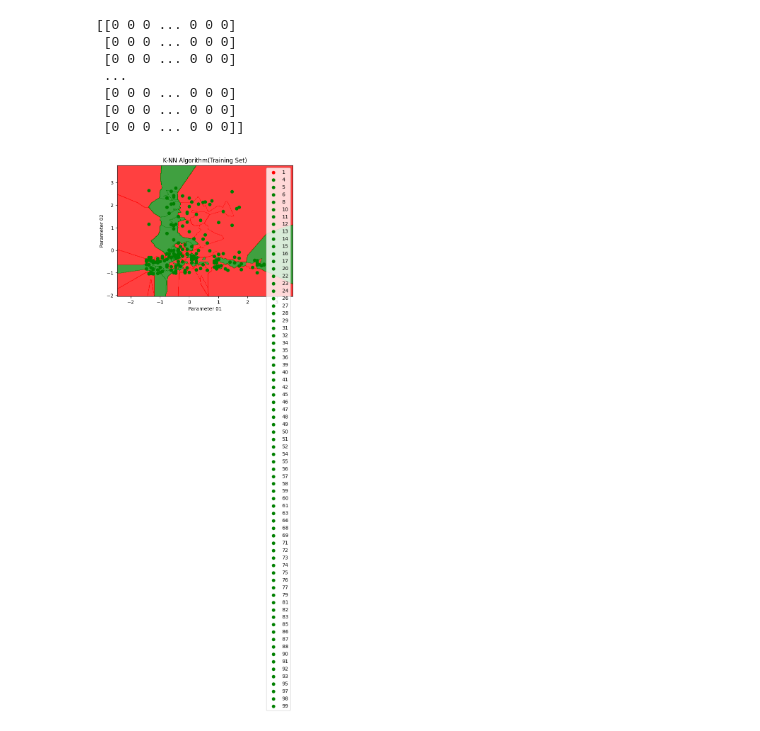
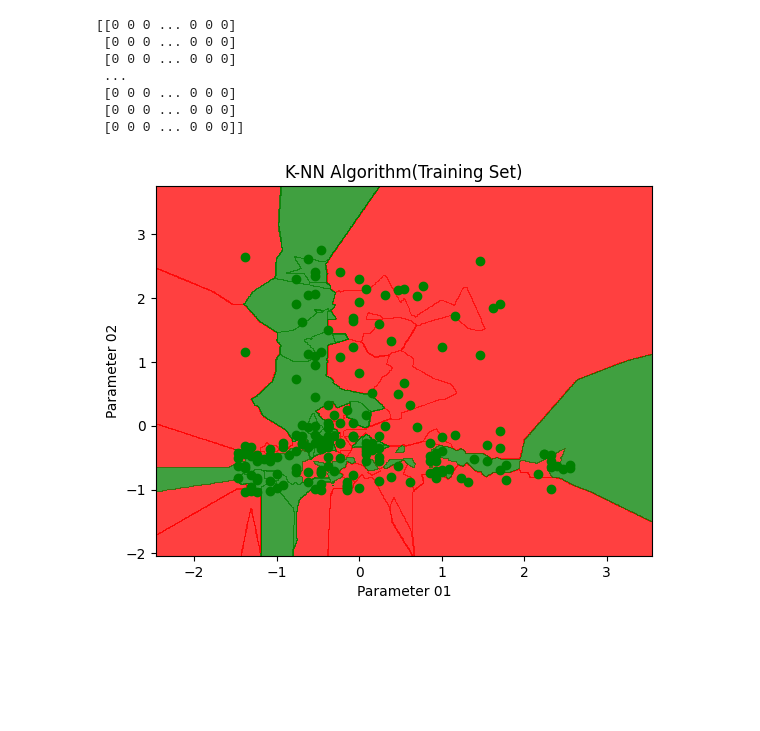
Before and after one commit to aswanthanoop/model_training, a Jupyter notebook: knearest_neighbour_algorithm.ipynb, the cells around one changed output. Saved outputs shown, nothing was run; the diff lists cells and outputs as text; code cells hidden in the pictures; blank space fills up the shorter version.

```diff
--- a/knearest_neighbour_algorithm.ipynb
+++ b/knearest_neighbour_algorithm.ipynb
@@ -43,23 +43,23 @@ print(cm)
 # %%
 X_set, y_set = X_train, y_train
 x1,x2 = nm.meshgrid(nm.arange(start=X_set[:,0].min() - 1,stop=X_set[:,0].max() + 1,step=0.01),
 nm.arange(start=X_set[:,1].min()-1,stop = X_set[:,1].max() + 1,step=0.01))
 
 mtp.contourf(x1,x2,classifier.predict(nm.array([x1.ravel(),x2.ravel()]).T).reshape(x1.shape),
 alpha = 0.75,cmap = ListedColormap(('red','green')))
 
 mtp.xlim(x1.min(),x1.max())
 mtp.ylim(x2.min(),x2.max())
 for i,j in enumerate(nm.unique(y_set)):
     mtp.scatter(X_set[y_set == j,0],X_set[y_set == j,1],
 color = ListedColormap(('red','green'))(i),label = j)
 mtp.title("K-NN Algorithm(Training Set)")
 mtp.xlabel("Parameter 01")
 mtp.ylabel("Parameter 02")
-mtp.legend()
+
 mtp.show()
 # %% [output]
-[figure, old version]
+[figure, new version]
 # %%
 x_set,y_set = X_test,y_test
 x1,x2 = nm.meshgrid(nm.arange(start=x_set[:,0].min()-1,stop = x_set[:,0].max() + 1,step = 0.01),
```
Also changed, not shown: parts of 1 cell of this notebook, 11 other files.
